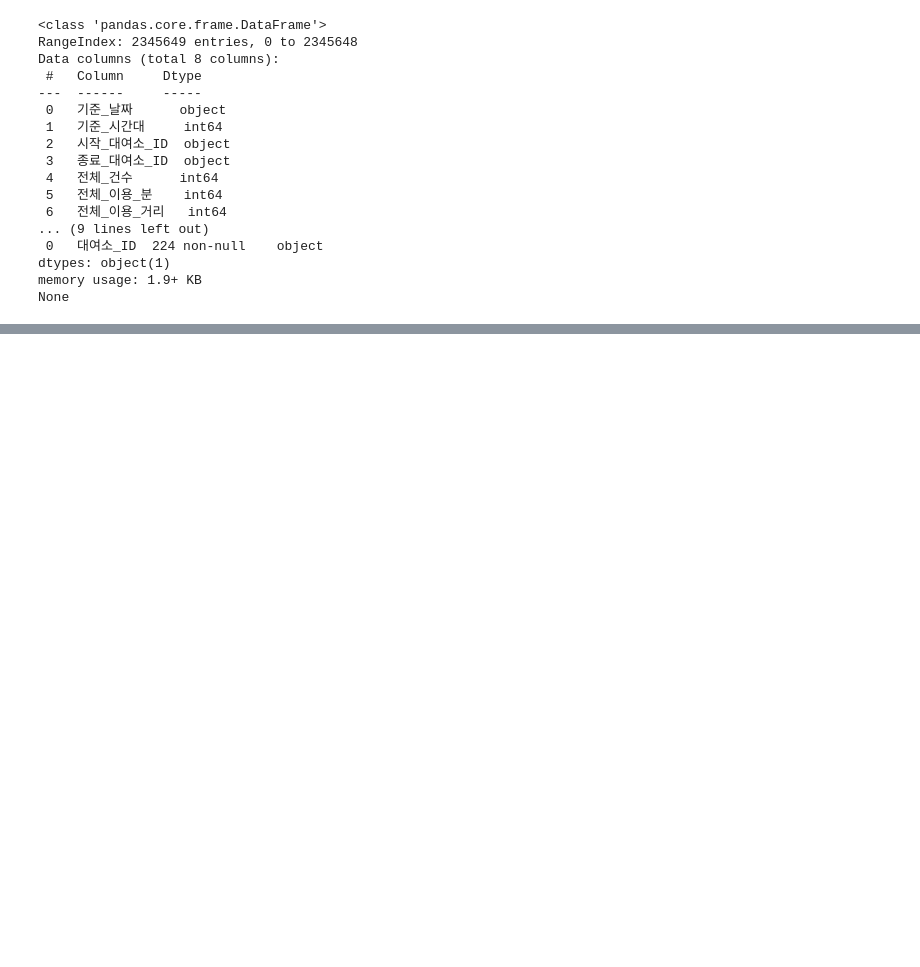
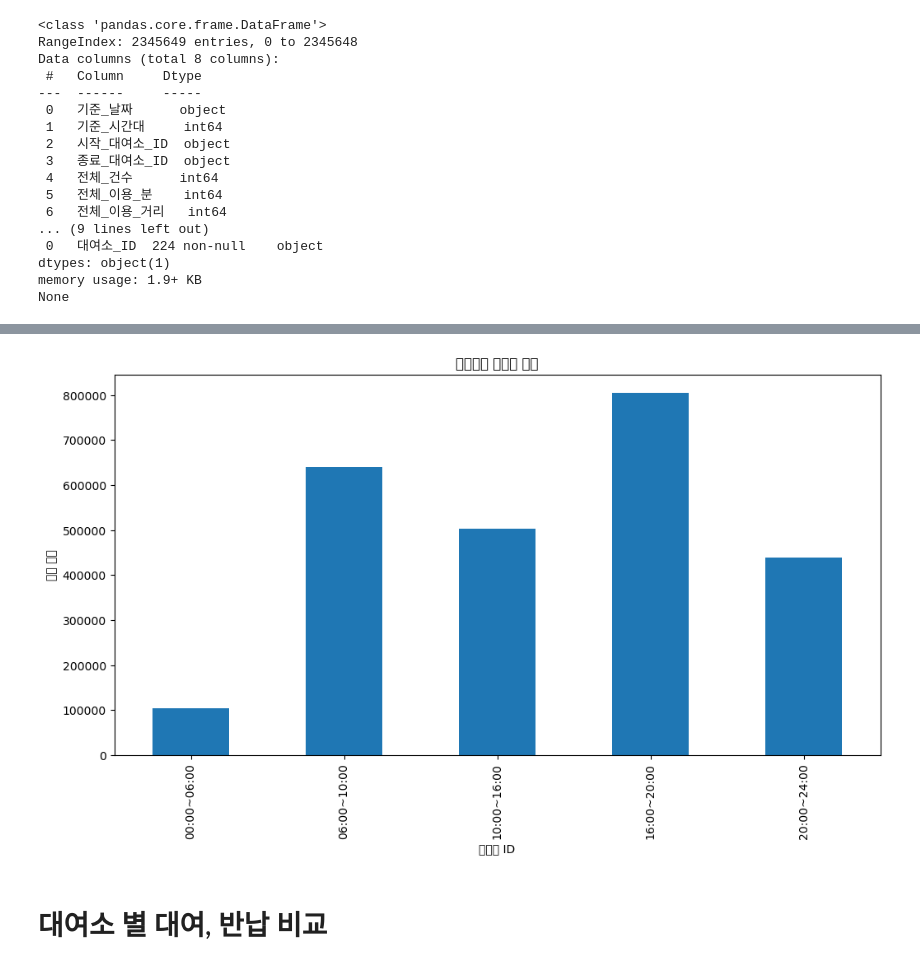
Before and after one commit to minseokpark6/SemiProject_Group3, a Jupyter notebook: Code/choiinwoo/강서_데이터_분석.ipynb, the cells around one changed output, grey strips where cells are left out. Saved outputs shown, nothing was run; the diff lists cells and outputs as text; code cells hidden in the pictures; blank space fills up the shorter version.

```diff
--- a/Code/choiinwoo/강서_데이터_분석.ipynb
+++ b/Code/choiinwoo/강서_데이터_분석.ipynb
@@ -73,0 +82,19 @@ plt.show()
+# %%
+def divide_time_range(time):
+    if time < 600:
+        return '00:00~06:00'
+    elif time < 1000:
+        return '06:00~10:00'
+    elif time < 1600:
+        return '10:00~16:00'
+    elif time < 2000:
+        return '16:00~20:00'
+    else:
+        return '20:00~24:00'
+
+강서_데이터['시간대_구간'] = 강서_데이터['기준_시간대'].apply(divide_time_range)
+
+# 시간대 구간별로 건수 합산
+강서_시간대별_건수 = 강서_데이터.groupby('시간대_구간')['전체_건수'].sum()
+
+print(강서_시간대별_건수)
@@ -73,0 +109,12 @@ plt.show()
+# %%
+plt.figure(figsize=(12, 6))
+강서_시간대별_건수.plot(kind='bar')
+plt.title('시간대별 따릉이 확인')
+plt.xlabel('대여소 ID')
+plt.ylabel('대여 건수')
+plt.xticks(rotation=90)
+plt.show()
+# %% [output]
+[figure, added]
+# %% [markdown]
+# 대여소 별 대여, 반납 비교
```
Also changed, not shown: parts of 8 cells of this notebook.
